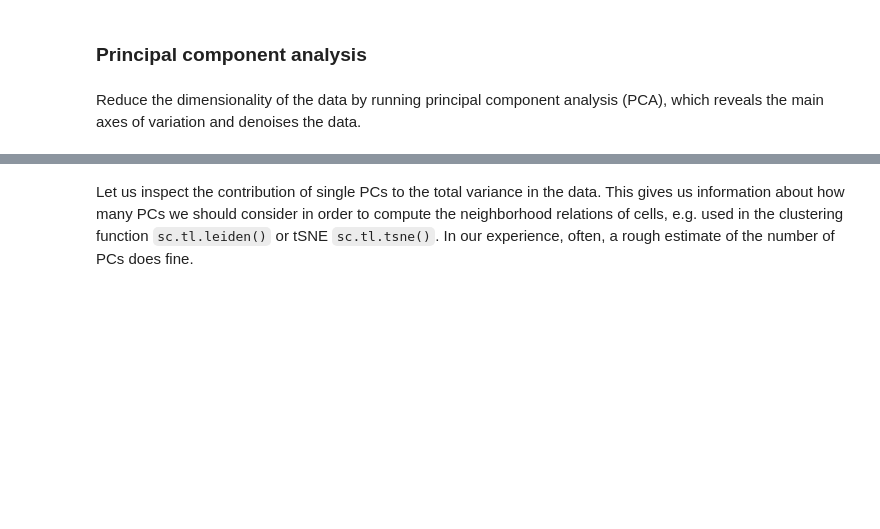
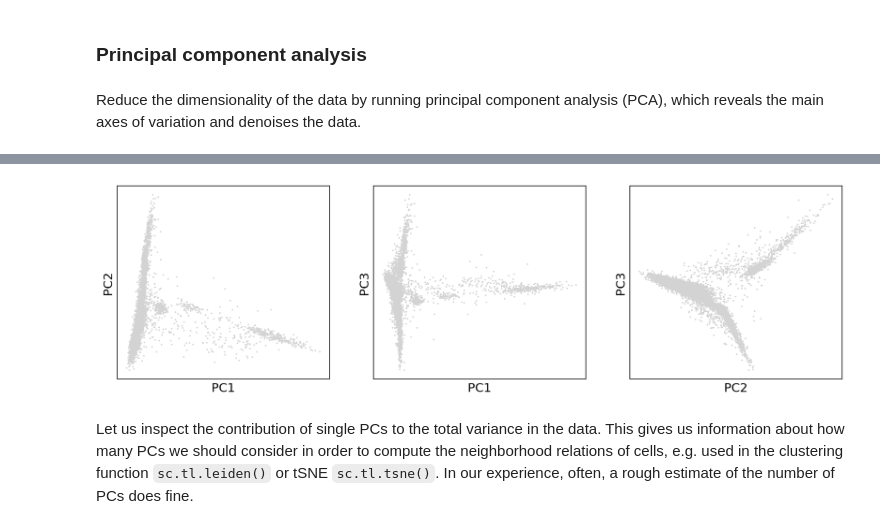
Before and after one commit to ingileif/BI188_Spring_2020, a Jupyter notebook: Bi188_data_analysis_project.ipynb, the cells around one changed output, grey strips where cells are left out. Drawn from its saved outputs; the diff is of its cells as text; code cells hidden in the pictures; blank space fills up the shorter version.

```diff
--- a/Bi188_data_analysis_project.ipynb
+++ b/Bi188_data_analysis_project.ipynb
@@ -658,5 +705,7 @@ sc.tl.pca(adata, svd_solver='arpack', use_highly_variable=True)
 # %%
-sc.pl.pca(adata)
+sc.pl.pca(adata, components=['1,2', '1,3', '2,3'])
+# %% [output]
+[figure, added]
 # %% [markdown]
 Let us inspect the contribution of single PCs to the total variance in the data. This gives us information about how many PCs we should consider in order to compute the neighborhood relations of cells, e.g. used in the clustering function  `sc.tl.leiden()` or tSNE `sc.tl.tsne()`. In our experience, often, a rough estimate of the number of PCs does fine.
 # %%
```
Also changed, not shown: parts of 33 cells of this notebook.
